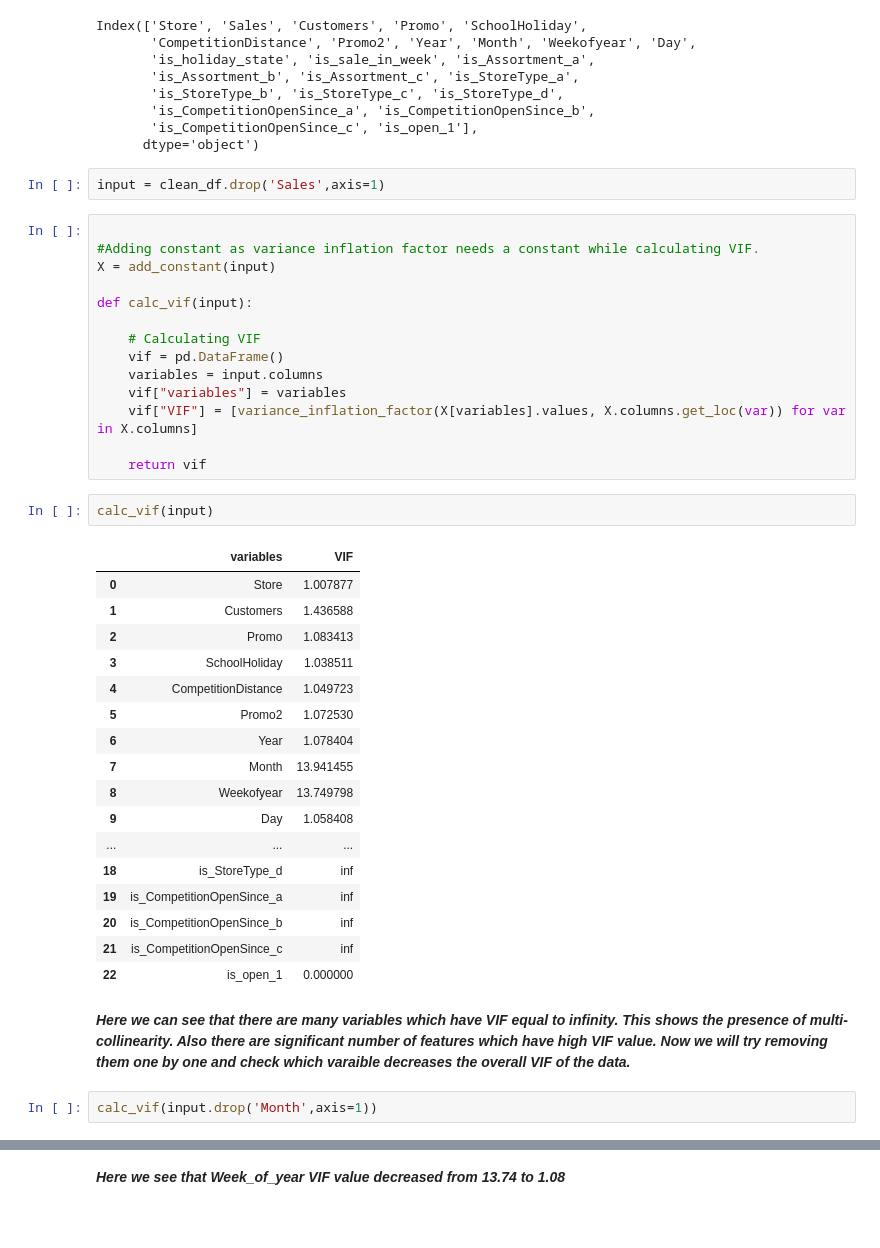
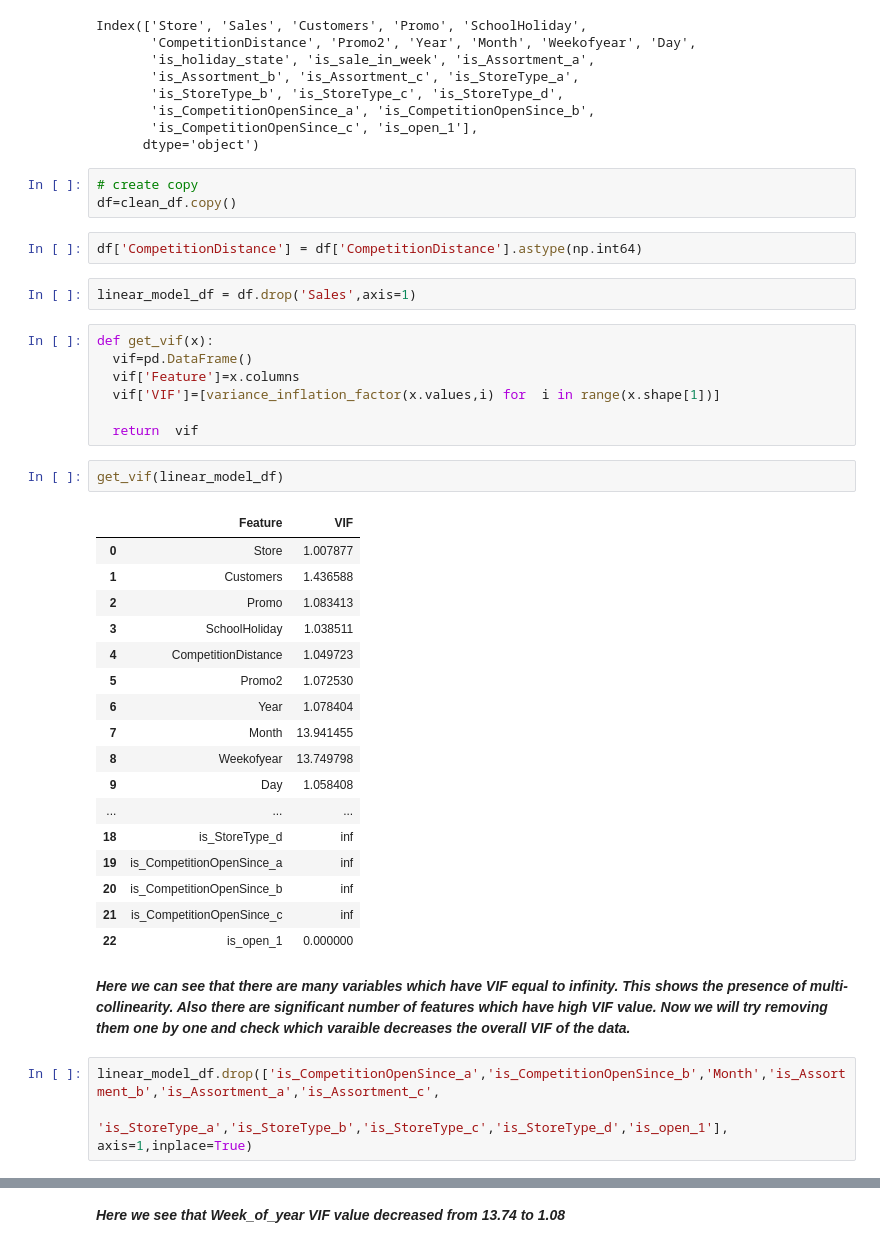
Before and after one commit to priyankashinde-DS/Rossmann_sales_prediction, a Jupyter notebook: ML(Supervised)_Rossmann_Sales_Prediction_Capstone_Project.ipynb, the cells around one changed output, grey strips where cells are left out. Drawn from its saved outputs; the diff is of its cells as text; blank space fills up the shorter version.

```diff
--- a/ML(Supervised)_Rossmann_Sales_Prediction_Capstone_Project.ipynb
+++ b/ML(Supervised)_Rossmann_Sales_Prediction_Capstone_Project.ipynb
@@ -942,43 +914,42 @@ Index(['Store', 'Sales', 'Customers', 'Promo', 'SchoolHoliday',
        'is_CompetitionOpenSince_a', 'is_CompetitionOpenSince_b',
        'is_CompetitionOpenSince_c', 'is_open_1'],
       dtype='object')
+# %%
+# create copy
+df=clean_df.copy()
+# %%
+df['CompetitionDistance'] = df['CompetitionDistance'].astype(np.int64)
 # %%
-input = clean_df.drop('Sales',axis=1)
+linear_model_df = df.drop('Sales',axis=1)
-# %%
-
-#Adding constant as variance inflation factor needs a constant while calculating VIF.
-X = add_constant(input)
-
-def calc_vif(input):
-
-    # Calculating VIF
-    vif = pd.DataFrame()
-    variables = input.columns
-    vif["variables"] = variables
-    vif["VIF"] = [variance_inflation_factor(X[variables].values, X.columns.get_loc(var)) for var in X.columns]
-
-    return vif
-# %%
-calc_vif(input)
-# %% [output]
-|  | variables | VIF |
-| 0 | Store | 1.007877 |
-| 1 | Customers | 1.436588 |
-| 2 | Promo | 1.083413 |
-| 3 | SchoolHoliday | 1.038511 |
-| 4 | CompetitionDistance | 1.049723 |
-| 5 | Promo2 | 1.072530 |
-| 6 | Year | 1.078404 |
-| 7 | Month | 13.941455 |
-| 8 | Weekofyear | 13.749798 |
-| 9 | Day | 1.058408 |
-| ... | ... | ... |
-| 18 | is_StoreType_d | inf |
-| 19 | is_CompetitionOpenSince_a | inf |
-| 20 | is_CompetitionOpenSince_b | inf |
-| 21 | is_CompetitionOpenSince_c | inf |
-| 22 | is_open_1 | 0.000000 |
+# %%
+def get_vif(x):
+  vif=pd.DataFrame()
+  vif['Feature']=x.columns
+  vif['VIF']=[variance_inflation_factor(x.values,i) for  i in range(x.shape[1])]
+
+  return  vif
+# %%
+get_vif(linear_model_df)
+# %% [output]
+|  | Feature | VIF |
+| 0 | Store | 1.007877 |
+| 1 | Customers | 1.436588 |
+| 2 | Promo | 1.083413 |
+| 3 | SchoolHoliday | 1.038511 |
+| 4 | CompetitionDistance | 1.049723 |
+| 5 | Promo2 | 1.072530 |
+| 6 | Year | 1.078404 |
+| 7 | Month | 13.941455 |
+| 8 | Weekofyear | 13.749798 |
+| 9 | Day | 1.058408 |
+| ... | ... | ... |
+| 18 | is_StoreType_d | inf |
+| 19 | is_CompetitionOpenSince_a | inf |
+| 20 | is_CompetitionOpenSince_b | inf |
+| 21 | is_CompetitionOpenSince_c | inf |
+| 22 | is_open_1 | 0.000000 |
 # %% [markdown]
 ***Here we can see that there are many variables which have VIF equal to infinity. This shows the presence of multi-collinearity. Also there are significant number of features which have high VIF value. Now we will try removing them one by one and check which varaible decreases the overall VIF of the data.***
-# %%
-calc_vif(input.drop('Month',axis=1))
+# %%
+linear_model_df.drop(['is_CompetitionOpenSince_a','is_CompetitionOpenSince_b','Month','is_Assortment_b','is_Assortment_a','is_Assortment_c',
+                      'is_StoreType_a','is_StoreType_b','is_StoreType_c','is_StoreType_d','is_open_1'], axis=1,inplace=True)
```
Also changed, not shown: parts of 56 cells of this notebook.
